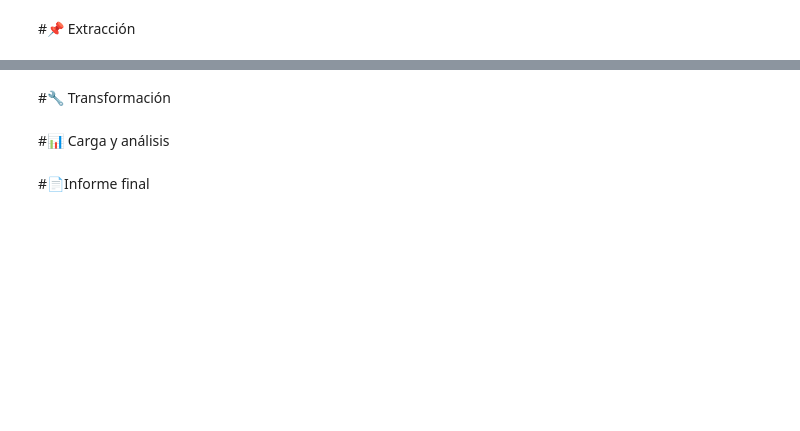
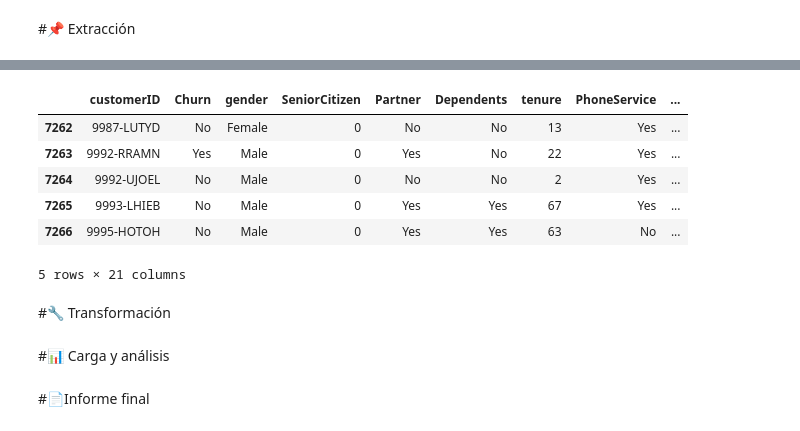
Before and after one commit to FernandoVina/Challenge_TelecomX, a Jupyter notebook: TelecomX_LATAM.ipynb, the cells around one changed output, grey strips where cells are left out. Saved outputs shown, nothing was run; the diff lists cells and outputs as text; code cells hidden in the pictures; blank space fills up the shorter version.

```diff
--- a/TelecomX_LATAM.ipynb
+++ b/TelecomX_LATAM.ipynb
@@ -4,0 +93,2 @@
+# %%
+datos_telecom_expanded['Charges.Total'] = pd.to_numeric(datos_telecom_expanded['Charges.Total'], errors='coerce')
@@ -5,3 +115,13 @@
+# %%
+datos_telecom_expanded.tail()
+# %% [output]
+|  | customerID | Churn | gender | SeniorCitizen | Partner | Dependents | tenure | PhoneService | ... |
+| 7262 | 9987-LUTYD | No | Female | 0 | No | No | 13 | Yes | ... |
+| 7263 | 9992-RRAMN | Yes | Male | 0 | Yes | No | 22 | Yes | ... |
+| 7264 | 9992-UJOEL | No | Male | 0 | No | No | 2 | Yes | ... |
+| 7265 | 9993-LHIEB | No | Male | 0 | Yes | Yes | 67 | Yes | ... |
+| 7266 | 9995-HOTOH | No | Male | 0 | Yes | Yes | 63 | No | ... |
+5 rows × 21 columns
 # %% [markdown]
 #🔧 Transformación
 # %% [markdown]
```
Also changed, not shown: parts of 10 cells of this notebook.
